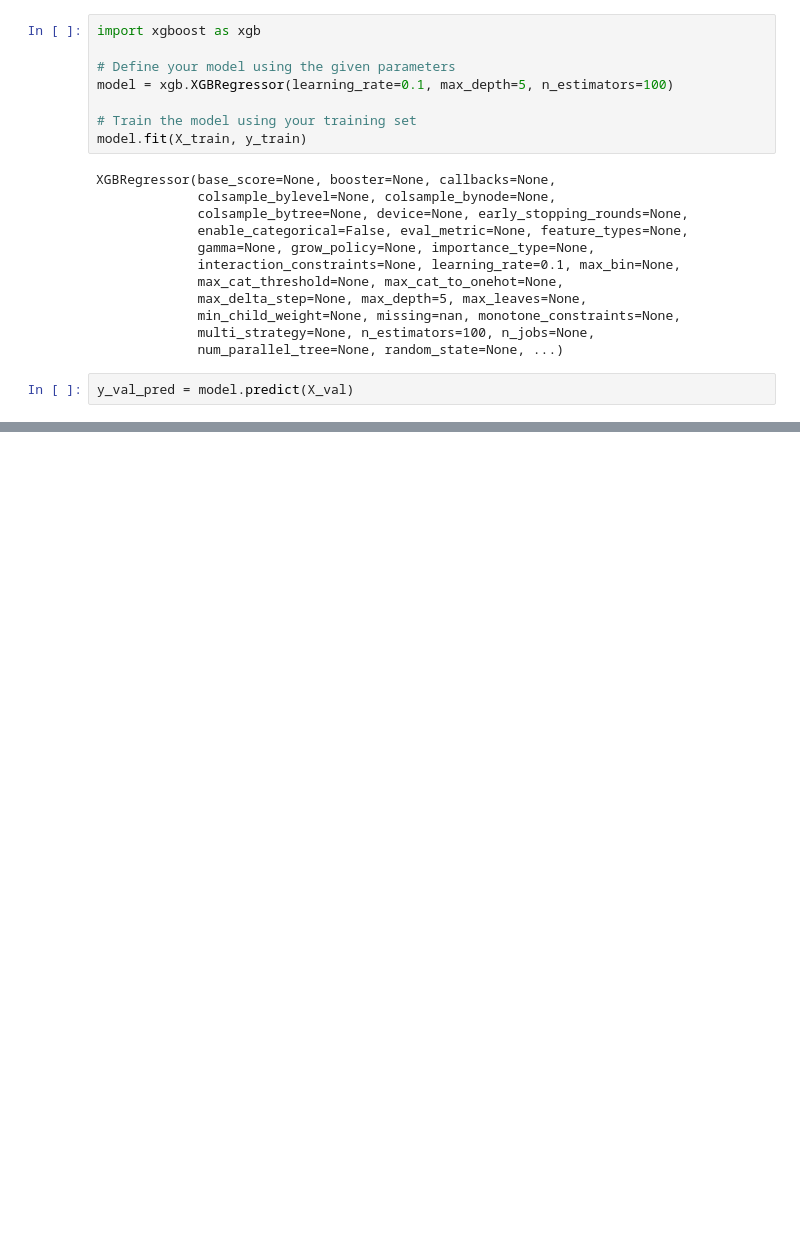
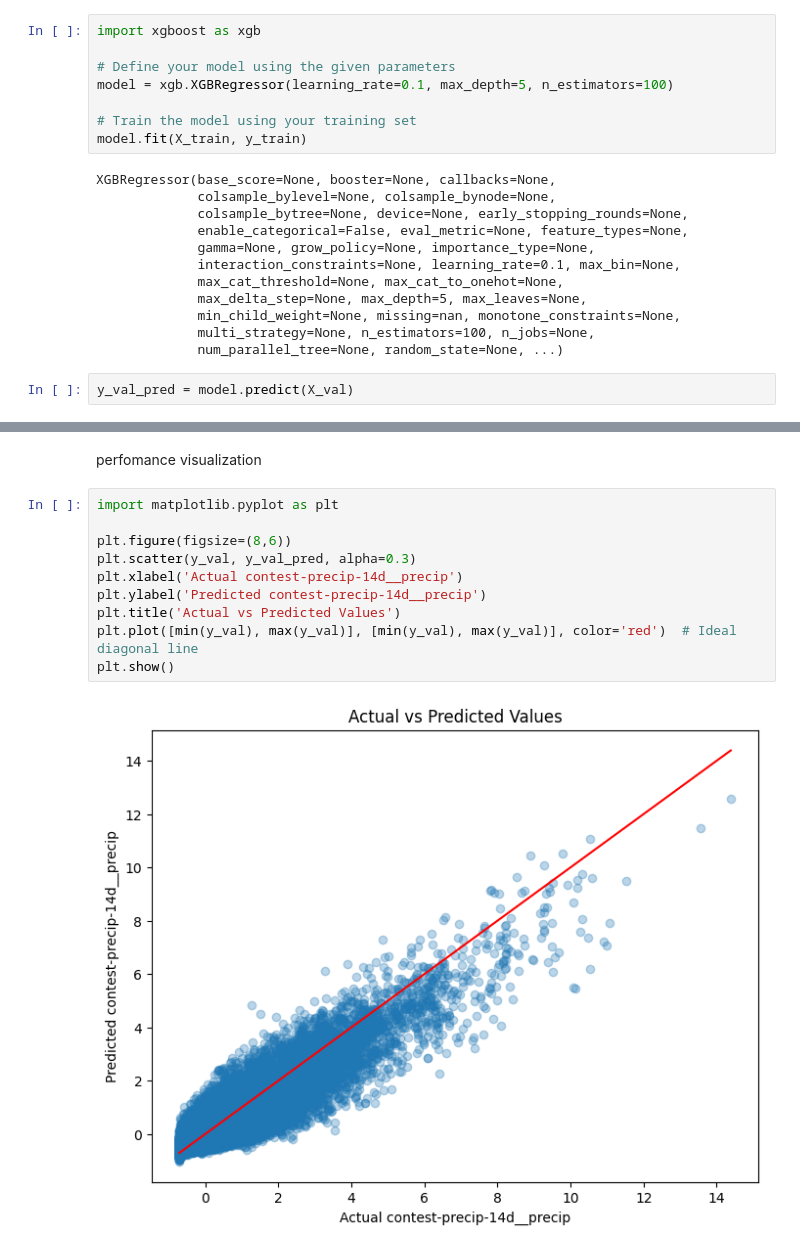
Before and after one commit to aa23amd/HYBRID-ML-BASED-SUB-SEASONAL-WEATHER-FORECASTING, a Jupyter notebook: Untitled9.ipynb, the cells around one changed output, grey strips where cells are left out. Drawn from its saved outputs; the diff is of its cells as text; blank space fills up the shorter version.

```diff
--- a/Untitled9.ipynb
+++ b/Untitled9.ipynb
@@ -325,0 +345,14 @@ y_val_pred = model.predict(X_val)
+# %% [markdown]
+perfomance visualization
+# %%
+import matplotlib.pyplot as plt
+
+plt.figure(figsize=(8,6))
+plt.scatter(y_val, y_val_pred, alpha=0.3)
+plt.xlabel('Actual contest-precip-14d__precip')
+plt.ylabel('Predicted contest-precip-14d__precip')
+plt.title('Actual vs Predicted Values')
+plt.plot([min(y_val), max(y_val)], [min(y_val), max(y_val)], color='red')  # Ideal diagonal line
+plt.show()
+# %% [output]
+[figure, added]
```
Also changed, not shown: parts of 18 cells of this notebook.
